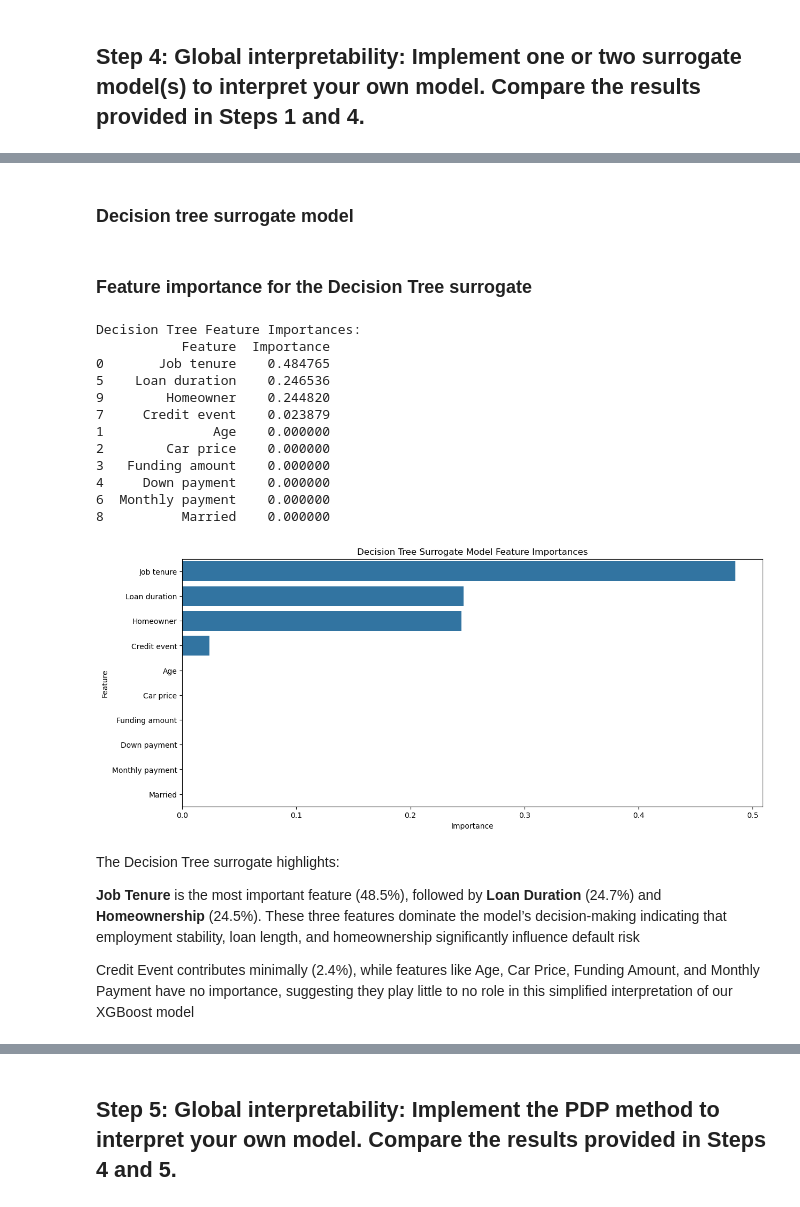
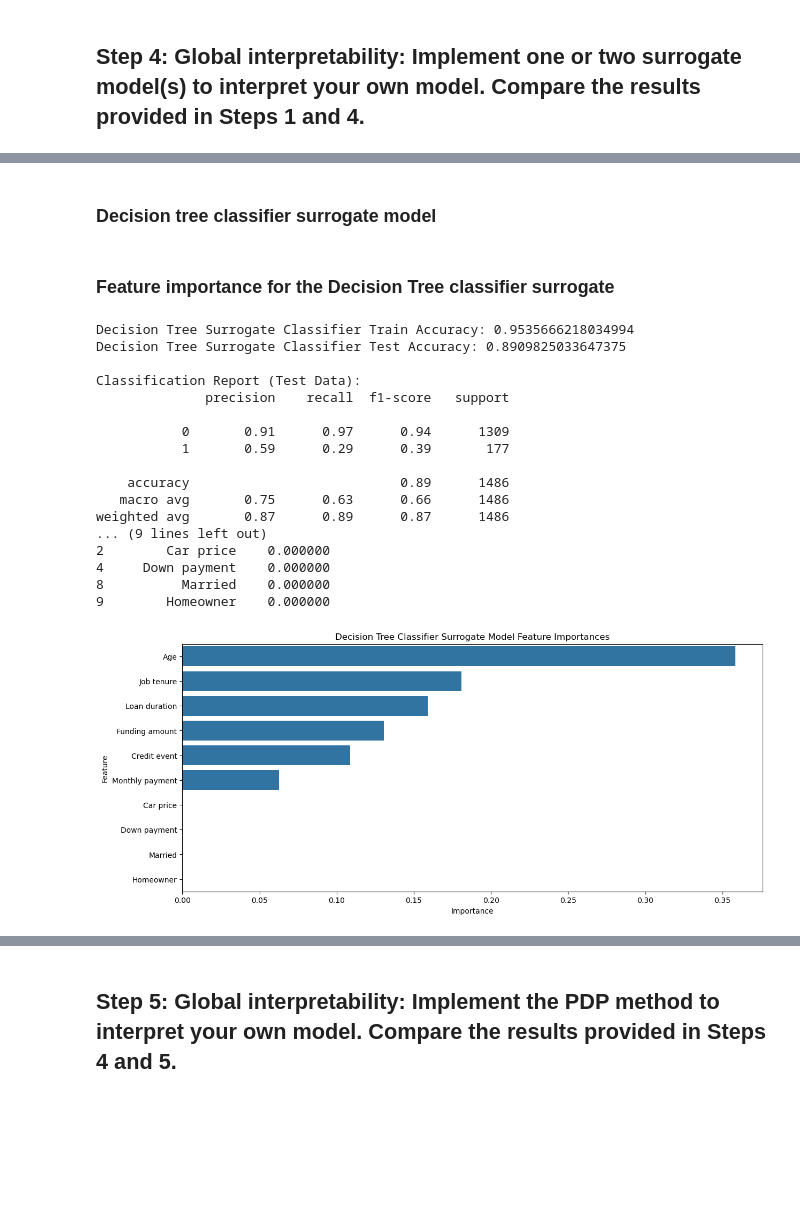
Before and after one commit to agossetX/interpretability_algorithmic_fairness_group_2, a Jupyter notebook: main.ipynb, the cells around one changed output, grey strips where cells are left out. Saved outputs shown, nothing was run; the diff lists cells and outputs as text; code cells hidden in the pictures; blank space fills up the shorter version.

```diff
--- a/main.ipynb
+++ b/main.ipynb
@@ -336,6 +339,6 @@ y_surrogate = xgb_model.predict_proba(X_train)[:, 1] # we focus on the positive
-# %%
-lr_surrogate = LinearRegression()
-lr_surrogate.fit(X_train, y_surrogate)
-
-y_lr_pred = lr_surrogate.predict(X_test)
+# %%
+log_reg_surrogate = LogisticRegression()
+log_reg_surrogate.fit(X_train, y_surrogate_class)
+
+y_log_reg_pred = log_reg_surrogate.predict(X_test)
 # %% [markdown]
@@ -379,43 +386,54 @@ We see how different features have an impact on the estimated default probabilit
 # %% [markdown]
-### Decision tree surrogate model
+### Decision tree classifier surrogate model
 # %%
-dt_surrogate = DecisionTreeRegressor(max_depth=3, random_state=42)
-dt_surrogate.fit(X_train, y_surrogate)
+from sklearn.tree import DecisionTreeClassifier
 
-y_dt_pred = dt_surrogate.predict(X_test)
+dt_surrogate_classifier = DecisionTreeClassifier(max_depth=3, random_state=42)
+dt_surrogate_classifier.fit(X_train, y_surrogate_class)
+
+y_dt_class_pred = dt_surrogate_classifier.predict(X_test)
 # %% [markdown]
-### Feature importance for the Decision Tree surrogate
+### Feature importance for the Decision Tree classifier surrogate
 # %%
-feature_importance_dt = pd.DataFrame({
+y_test_binary = (y_test >= 0.5).astype(int) # fixing error continuous ?
+
+dt_surrogate_accuracy = accuracy_score(y_surrogate_class, dt_surrogate_classifier.predict(X_train))
+test_accuracy = accuracy_score(y_test_binary, y_dt_class_pred)
+
+print(f"Decision Tree Surrogate Classifier Train Accuracy: {dt_surrogate_accuracy}")
+print(f"Decision Tree Surrogate Classifier Test Accuracy: {test_accuracy}")
+print("\nClassification Report (Test Data):")
+print(classification_report(y_test_binary, y_dt_class_pred))
+
+feature_importance_dt_class = pd.DataFrame({
     'Feature': X.columns,
-    'Importance': dt_surrogate.feature_importances_
+    'Importance': dt_surrogate_classifier.feature_importances_
 }).sort_values(by='Importance', ascending=False)
 
-print("Decision Tree Feature Importances:")
-print(feature_importance_dt)
+print("Decision Tree Classifier Feature Importances:")
+print(feature_importance_dt_class)
 
-# Plotting feature importances for Decision Tree
+# feature importances
 plt.figure(figsize=(14,6))
-sns.barplot(x='Importance', y='Feature', data=feature_importance_dt)
-plt.title('Decision Tree Surrogate Model Feature Importances')
+sns.barplot(x='Importance', y='Feature', data=feature_importance_dt_class)
+plt.title('Decision Tree Classifier Surrogate Model Feature Importances')
 plt.show()
 # %% [output]
-Decision Tree Feature Importances:
-           Feature  Importance
-0       Job tenure    0.484765
-5    Loan duration    0.246536
-9        Homeowner    0.244820
-7     Credit event    0.023879
-1              Age    0.000000
+Decision Tree Surrogate Classifier Train Accuracy: 0.9535666218034994
+Decision Tree Surrogate Classifier Test Accuracy: 0.8909825033647375
+
+Classification Report (Test Data):
+              precision    recall  f1-score   support
+
+           0       0.91      0.97      0.94      1309
+           1       0.59      0.29      0.39       177
+
+    accuracy                           0.89      1486
+   macro avg       0.75      0.63      0.66      1486
+weighted avg       0.87      0.89      0.87      1486
+... (9 lines left out)
 2        Car price    0.000000
-3   Funding amount    0.000000
 4     Down payment    0.000000
-6  Monthly payment    0.000000
 8          Married    0.000000
+9        Homeowner    0.000000
-[figure, old version]
+[figure, new version]
-# %% [markdown]
-The Decision Tree surrogate highlights:
-
-**Job Tenure** is the most important feature (48.5%), followed by **Loan Duration** (24.7%) and **Homeownership** (24.5%). These three features dominate the model’s decision-making indicating that employment stability, loan length, and homeownership significantly influence default risk
-
-Credit Event contributes minimally (2.4%), while features like Age, Car Price, Funding Amount, and Monthly Payment have no importance, suggesting they play little to no role in this simplified interpretation of our XGBoost model
```
Also changed, not shown: parts of 10 cells of this notebook.
